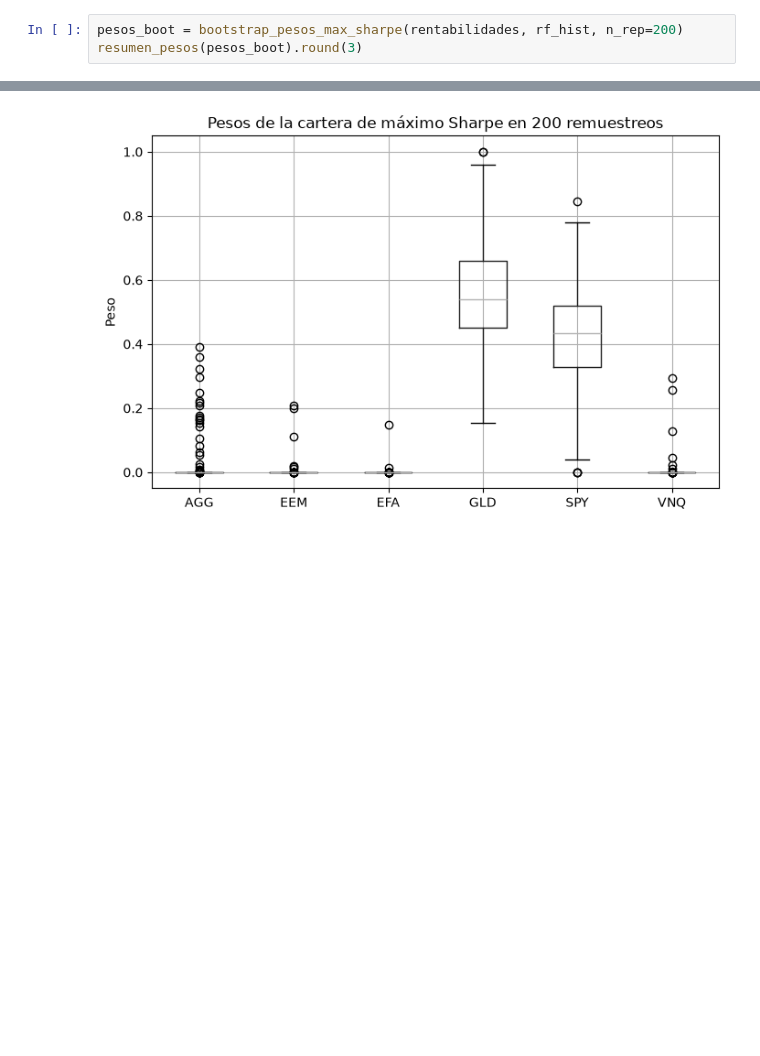
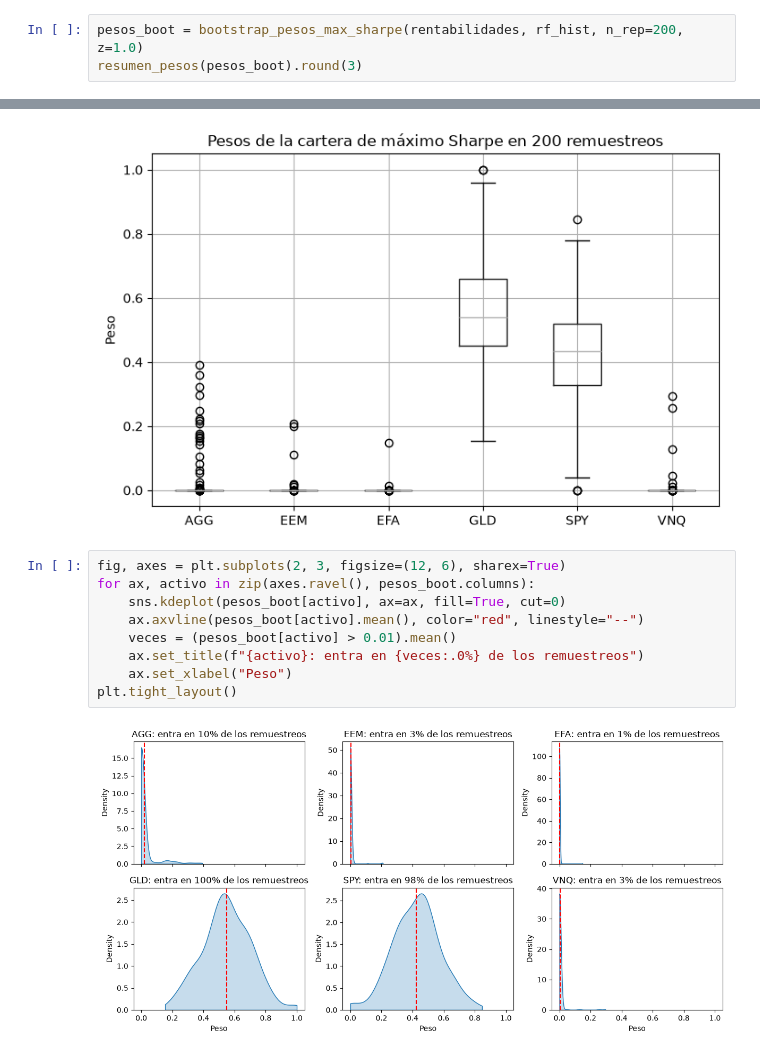
Before and after one commit to mnayala100/proyecto-cartera-markowitz, a Jupyter notebook: notebooks/05_incertidumbre.ipynb, the cells around one changed output, grey strips where cells are left out. Drawn from its saved outputs; the diff is of its cells as text; blank space fills up the shorter version.

```diff
--- a/notebooks/05_incertidumbre.ipynb
+++ b/notebooks/05_incertidumbre.ipynb
@@ -48,7 +51,7 @@ Remuestreo los datos 200 veces, pegando bloques de 21 días elegidos al azar (as
 
 Este bootstrap solo mide el **error de muestreo**: remuestrea los mismos diez años. No captura un cambio de régimen como el de los tipos de interés.
 # %%
-pesos_boot = bootstrap_pesos_max_sharpe(rentabilidades, rf_hist, n_rep=200)
+pesos_boot = bootstrap_pesos_max_sharpe(rentabilidades, rf_hist, n_rep=200, z=1.0)
 resumen_pesos(pesos_boot).round(3)
 # %% [output]
 |  | Peso medio | Percentil 5 | Percentil 95 |
@@ -66,3 +75,14 @@ ax.set_ylabel("Peso")
 plt.show()
 # %% [output]
 [figure]
+# %%
+fig, axes = plt.subplots(2, 3, figsize=(12, 6), sharex=True)
+for ax, activo in zip(axes.ravel(), pesos_boot.columns):
+    sns.kdeplot(pesos_boot[activo], ax=ax, fill=True, cut=0)
+    ax.axvline(pesos_boot[activo].mean(), color="red", linestyle="--")
+    veces = (pesos_boot[activo] > 0.01).mean()
+    ax.set_title(f"{activo}: entra en {veces:.0%} de los remuestreos")
+    ax.set_xlabel("Peso")
+plt.tight_layout()
+# %% [output]
+[figure, added]
```
Also changed, not shown: parts of 18 cells of this notebook, 1 other file.
